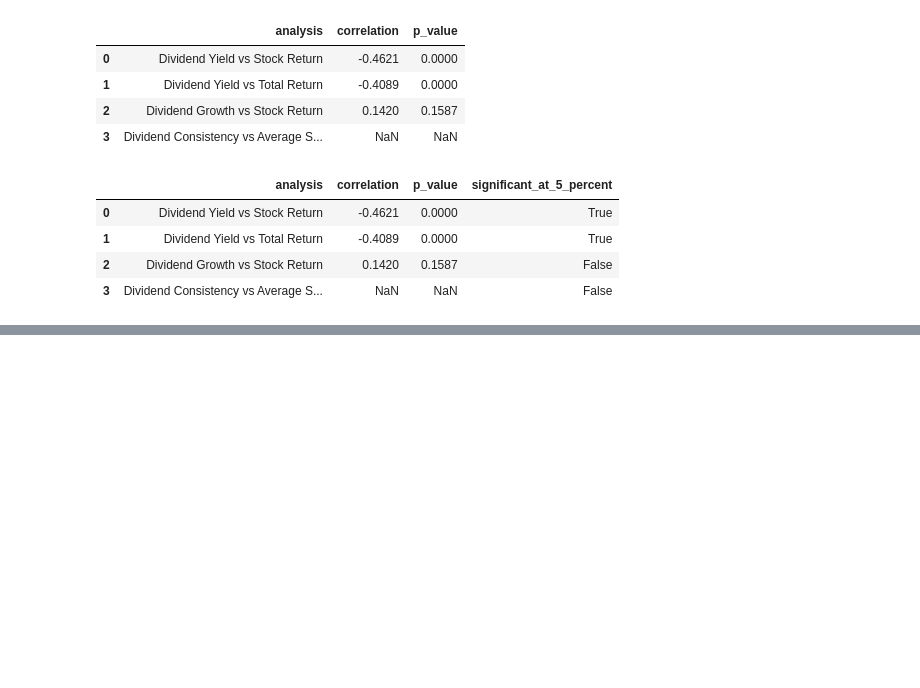
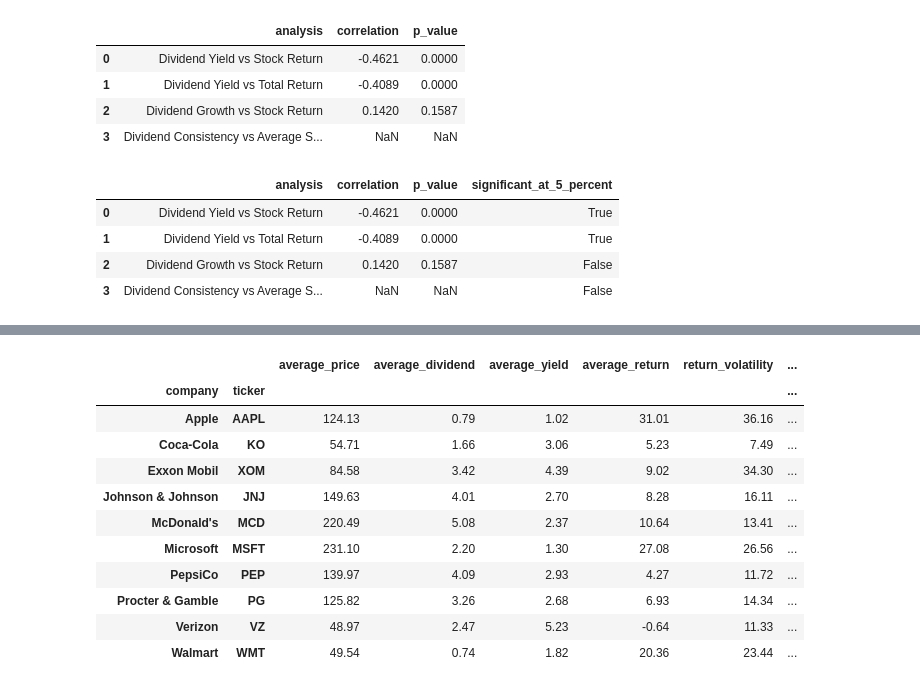
Before and after one commit to Jenniskamboj/Dividend-Puzzle-Analyzer, a Jupyter notebook: notebooks/01_data_understanding.ipynb, the cells around one changed output, grey strips where cells are left out. Saved outputs shown, nothing was run; the diff lists cells and outputs as text; code cells hidden in the pictures; blank space fills up the shorter version.

Commit message:
Day 11: Build dividend puzzle research dataset

```diff
--- a/notebooks/01_data_understanding.ipynb
+++ b/notebooks/01_data_understanding.ipynb
@@ -2016,0 +2208,7 @@ statistical_results.to_csv(
+# %%
+company_return = (
+    research_data
+    .groupby("ticker")["annual_stock_return"]
+    .mean()
+    .rename("average_return")
+)
@@ -2016,0 +2226,13 @@ statistical_results.to_csv(
+# %%
+company_features = pd.concat(
+    [
+        company_risk,
+        company_return,
+        company_consistency
+    ],
+    axis=1
+)
+
+company_features = company_features.round(2)
+
+company_features
@@ -2016,0 +2252,7 @@ statistical_results.to_csv(
+# %%
+research_data = research_data.merge(
+    company_features,
+    left_on="ticker",
+    right_index=True,
+    how="left"
+)
@@ -2016,0 +2268,29 @@ statistical_results.to_csv(
+# %%
+company_summary_day11 = (
+    research_data
+    .groupby(["company", "ticker"])
+    .agg(
+        average_price=("year_end_price", "mean"),
+        average_dividend=("dividend_per_share", "mean"),
+        average_yield=("dividend_yield", "mean"),
+        average_return=("annual_stock_return", "mean"),
+        return_volatility=("return_volatility", "first"),
+        dividend_consistency=("dividend_consistency", "first")
+    )
+    .round(2)
+)
+# %%
+company_summary_day11
+# %% [output]
+|  |  | average_price | average_dividend | average_yield | average_return | return_volatility | ... |
+| company | ticker |  |  |  |  |  | ... |
+| Apple | AAPL | 124.13 | 0.79 | 1.02 | 31.01 | 36.16 | ... |
+| Coca-Cola | KO | 54.71 | 1.66 | 3.06 | 5.23 | 7.49 | ... |
+| Exxon Mobil | XOM | 84.58 | 3.42 | 4.39 | 9.02 | 34.30 | ... |
+| Johnson & Johnson | JNJ | 149.63 | 4.01 | 2.70 | 8.28 | 16.11 | ... |
+| McDonald's | MCD | 220.49 | 5.08 | 2.37 | 10.64 | 13.41 | ... |
+| Microsoft | MSFT | 231.10 | 2.20 | 1.30 | 27.08 | 26.56 | ... |
+| PepsiCo | PEP | 139.97 | 4.09 | 2.93 | 4.27 | 11.72 | ... |
+| Procter & Gamble | PG | 125.82 | 3.26 | 2.68 | 6.93 | 14.34 | ... |
+| Verizon | VZ | 48.97 | 2.47 | 5.23 | -0.64 | 11.33 | ... |
+| Walmart | WMT | 49.54 | 0.74 | 1.82 | 20.36 | 23.44 | ... |
```
Also changed, not shown: parts of 31 cells of this notebook, 3 other files.
